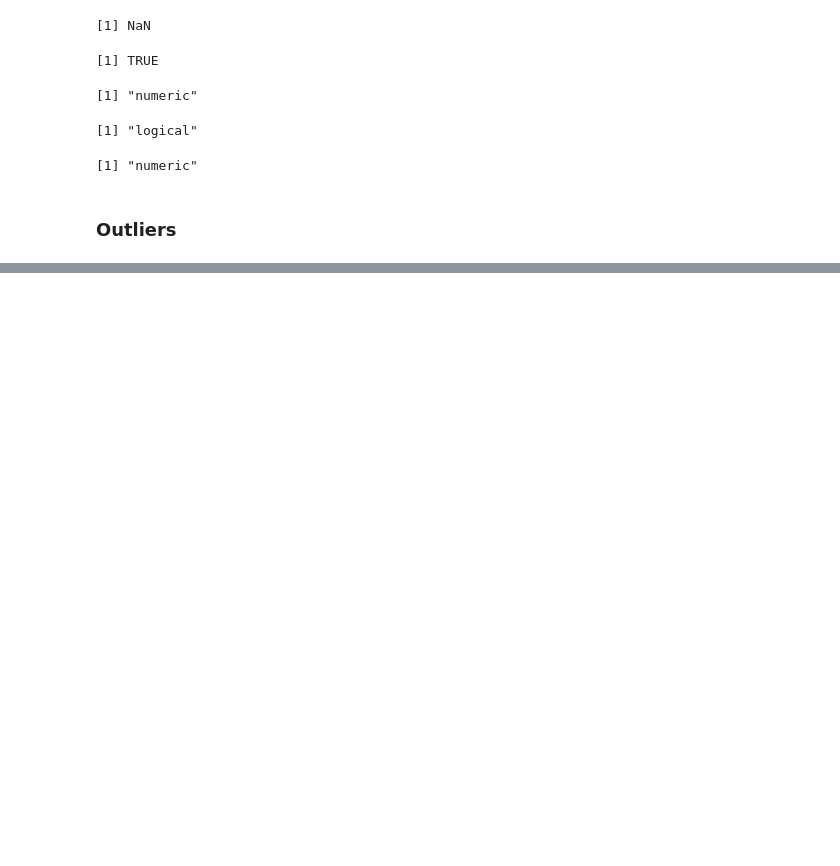
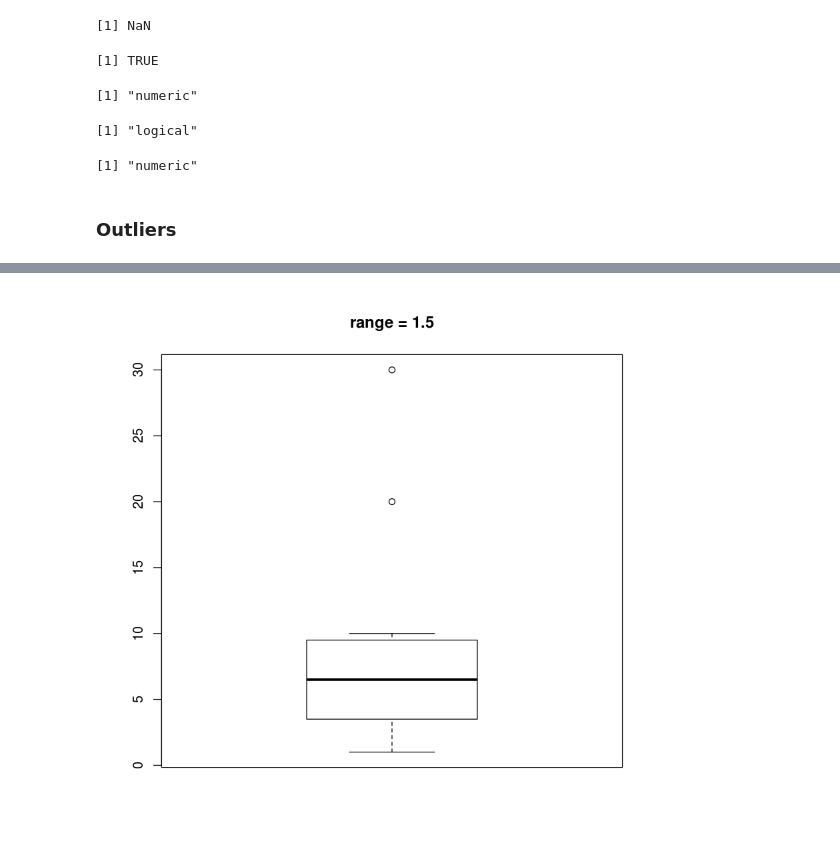
Before and after one commit to keshavchandra/Data-Visualization-in-R, a Jupyter notebook: Data Cleaning.ipynb, the cells around one changed output, grey strips where cells are left out. Cells and saved outputs as stored; diff of their text form; code cells hidden in the pictures; blank space fills up the shorter version.

```diff
--- a/Data Cleaning.ipynb
+++ b/Data Cleaning.ipynb
@@ -260,0 +314,4 @@ class(Inf)
+# %%
+boxplot(x, range = 1.5, main = "range = 1.5")
+# %% [output]
+[figure, added]
```
Also changed, not shown: parts of 14 cells of this notebook.
